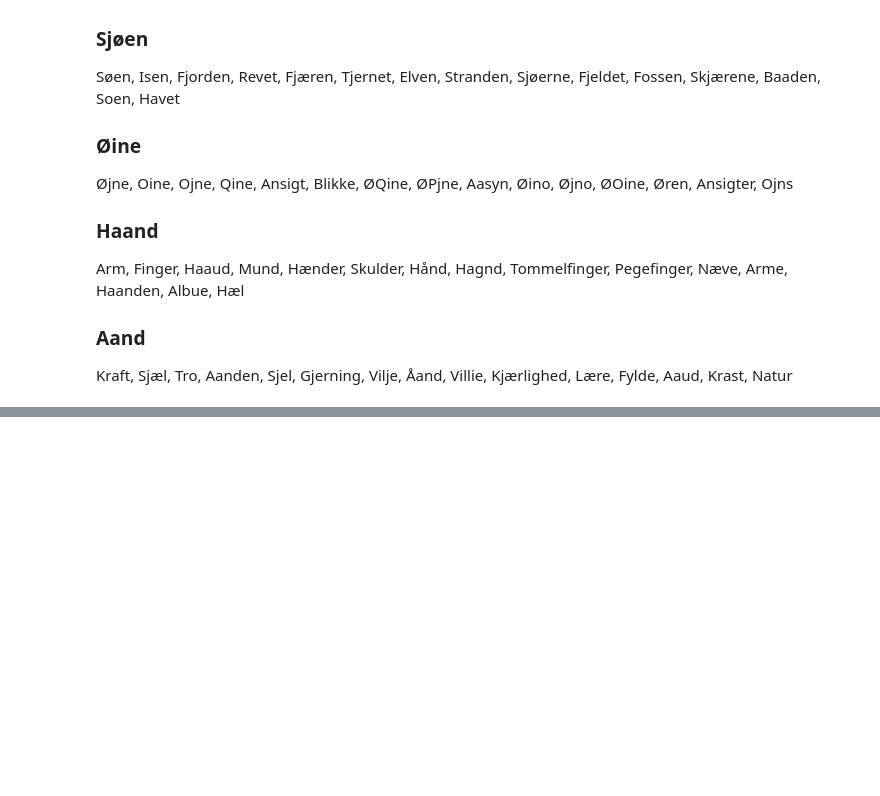
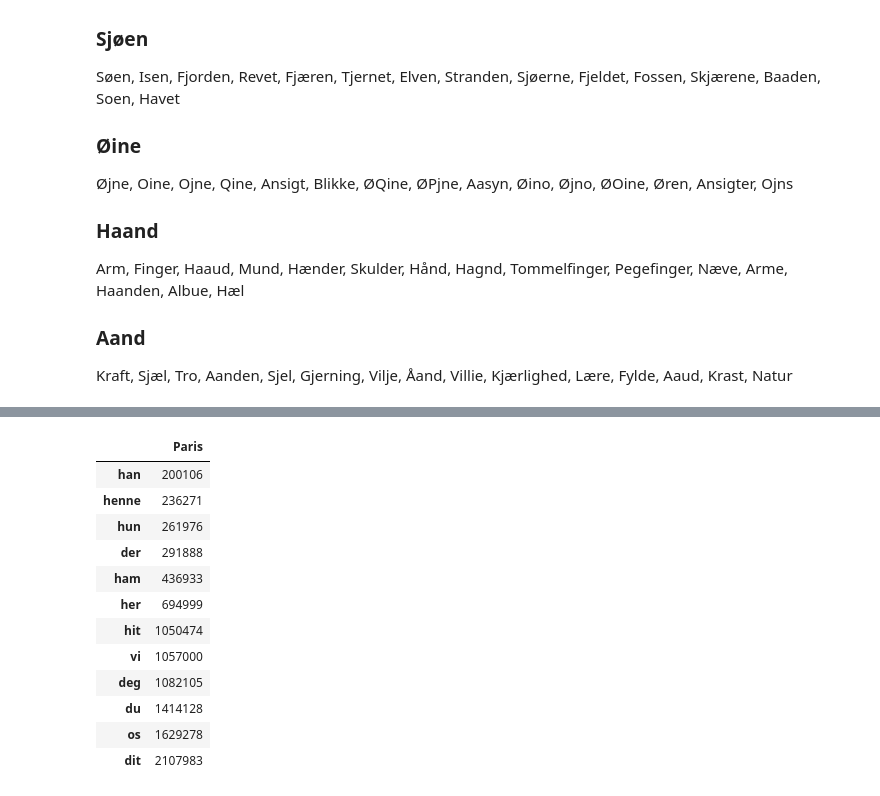
Before and after one commit to Yoonsen/Embeddings, a Jupyter notebook: Embedding_convert.ipynb, the cells around one changed output, grey strips where cells are left out. Saved outputs shown, nothing was run; the diff lists cells and outputs as text; code cells hidden in the pictures; blank space fills up the shorter version.

```diff
--- a/Embedding_convert.ipynb
+++ b/Embedding_convert.ipynb
@@ -169,0 +197,2 @@ Kornhandel-Skibsfart :  Kornhandel, Skibsfart, Søhandel, Handel, Landhandel, S
+# %%
+z = gnl.make_cliques_from_graph(G.to_undirected())[1]
@@ -169,0 +302,9 @@ Kornhandel-Skibsfart :  Kornhandel, Skibsfart, Søhandel, Handel, Landhandel, S
+# %%
+def check_(word, list_of_words, model = None):
+    def test(x,y):
+        try:
+            return model.rank(x,y)
+        except:
+            return 1000000
+    res = {w: test(word, w) for w in list_of_words}
+    return pd.DataFrame.from_dict(res, orient='index', columns=[word]).sort_values(by=word)
@@ -169,0 +329,16 @@ Kornhandel-Skibsfart :  Kornhandel, Skibsfart, Søhandel, Handel, Landhandel, S
+# %%
+check_("Paris", pron, model = d)
+# %% [output]
+|  | Paris |
+| han | 200106 |
+| henne | 236271 |
+| hun | 261976 |
+| der | 291888 |
+| ham | 436933 |
+| her | 694999 |
+| hit | 1050474 |
+| vi | 1057000 |
+| deg | 1082105 |
+| du | 1414128 |
+| os | 1629278 |
+| dit | 2107983 |
```
Also changed, not shown: parts of 25 cells of this notebook.
